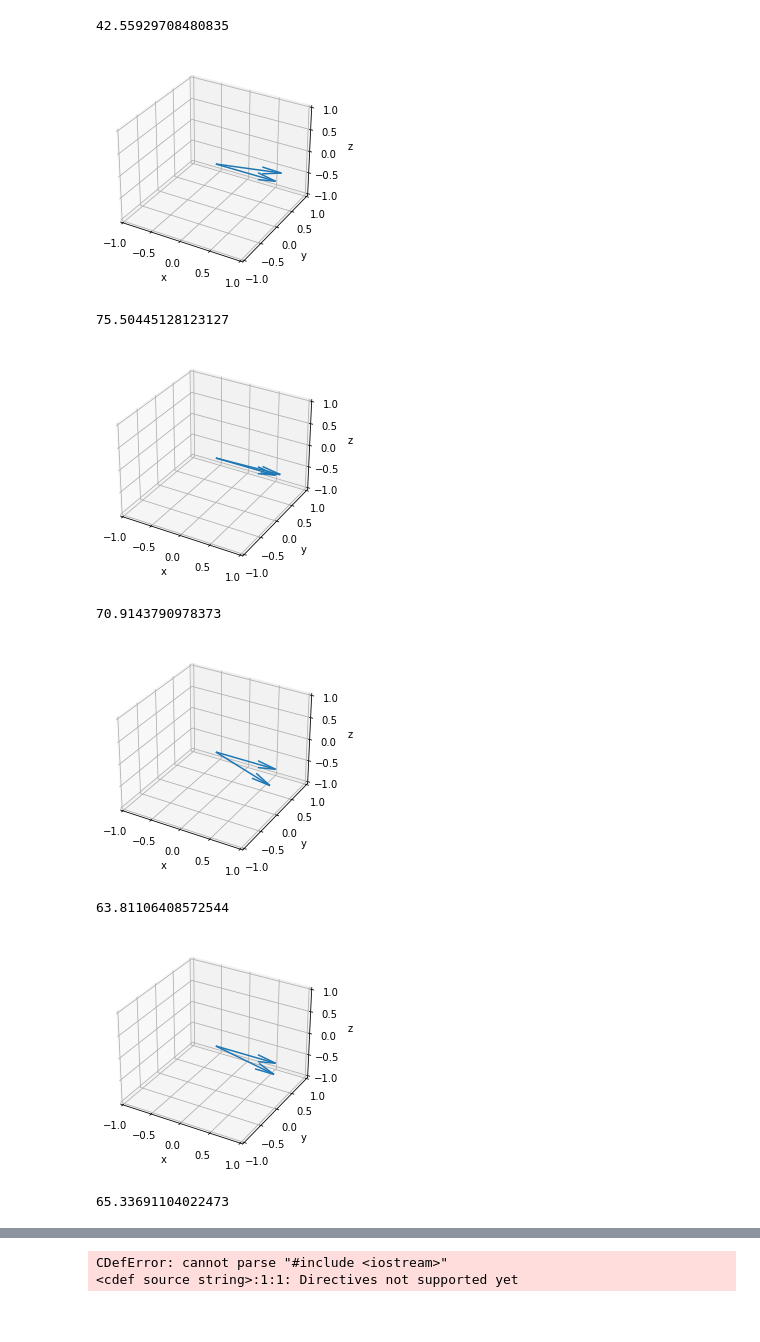
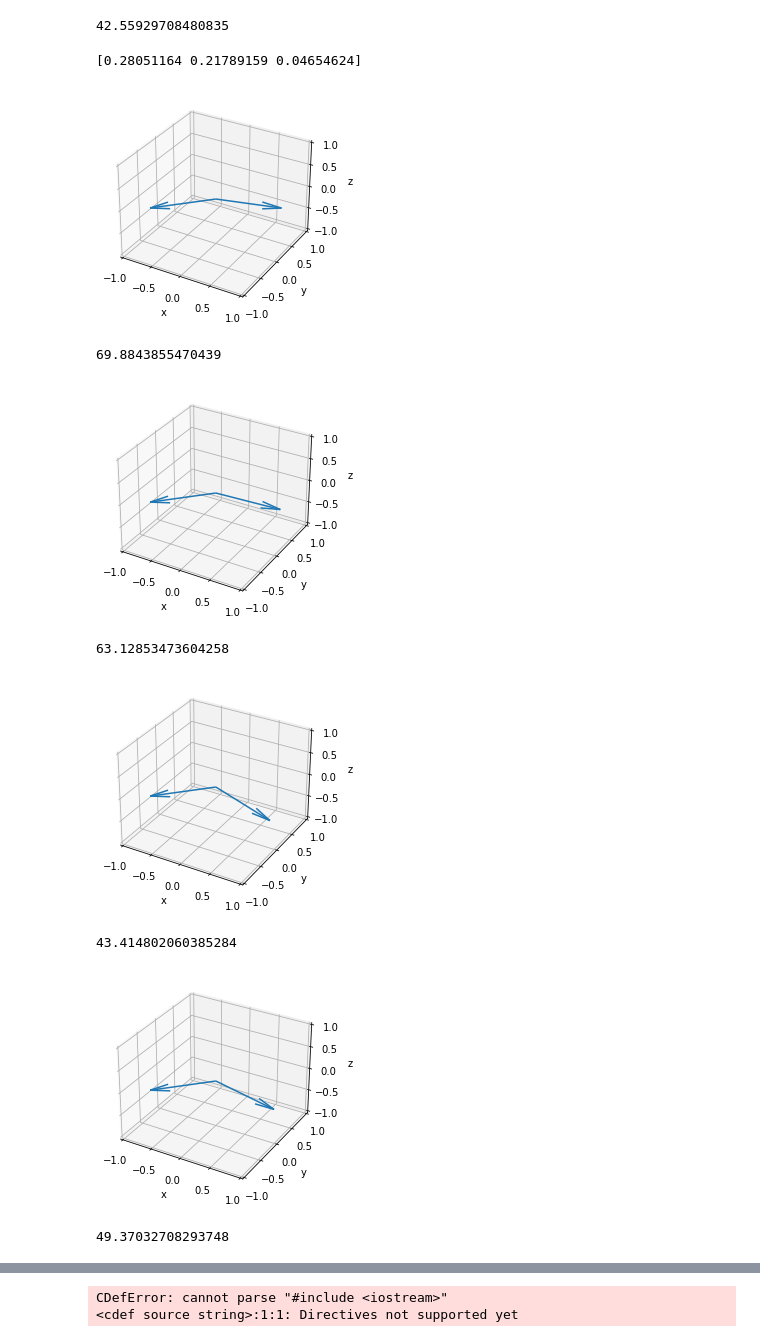
Before and after one commit to adnanmunawar/vr-skill-analysis, a Jupyter notebook: feature_engineering.ipynb, the cells around one changed output, grey strips where cells are left out. Cells and saved outputs as stored; diff of their text form; code cells hidden in the pictures.

Commit message:
troubleshooting with initial vectors

```diff
--- a/feature_engineering.ipynb
+++ b/feature_engineering.ipynb
@@ -13,8 +13,8 @@ from scipy.spatial.transform import Rotation as R
 # fname = '20220409_185037.hdf5' # varying drill angle
 
 # fname = 'Angles/45deg.hdf5' # 45 degree drill angle
-# fname = 'Angles/90deg.hdf5' # 90 degree drill angle
-fname = 'Angles/random.hdf5' # random drill angle
+fname = 'Angles/90deg.hdf5' # 90 degree drill angle
+# fname = 'Angles/random.hdf5' # random drill angle
 
 f = h5py.File(fname, 'r')
 print('File keys', f.keys())
@@ -207,6 +207,7 @@ def drill_orientation(stream: np.ndarray, timepts: np.ndarray,
     angles = []
     normals = []
     drill_vecs = []
+    rots = []
     for i,t in enumerate(timepts):
         ind = np.argmin(np.abs(force_times - t))
         if np.isclose(np.abs(force_times[ind] - t), 0) and np.linalg.norm(force_stream[ind]) != 0:
@@ -217,55 +218,78 @@ def drill_orientation(stream: np.ndarray, timepts: np.ndarray,
             #     return
 
 
+            r = R.from_rotvec([0, 0, 0.9])
+
             # normal = R.from_quat(stream[i, 3:]).apply(force_stream[ind])
             normal = force_stream[ind]
             normal = np.divide(normal, np.linalg.norm(normal))
             normals.append(normal)
 
-            v = R.from_quat(stream[i, 3:]).apply([np.cos(0.9), np.sin(0.9), 0])
+            # v = R.from_quat(stream[i, 3:]).apply([np.cos(0.9), np.sin(0.9), 0])
+            # mat = [[np.cos(.9), -np.sin(.9), 0],
+            #        [np.sin(.9), np.cos(.9), 0],
+            #        [0, 0, 1]]
+
+            # v = R.from_quat(stream[i, 3:]).apply(R.from_matrix(mat).apply([-13,0,0]))
+            v = R.from_quat(stream[i, 3:]).apply([-1,0,0])
             v = np.divide(v, np.linalg.norm(v))
             drill_vecs.append(v)
 
-    # print(normals)
-    # print(drill_vecs)
+            # normals.append(R.align_vectors(np.array([np.cos(0.9), np.sin(0.9), 0]).reshape((1,3)),
+            #                                np.array([0, 0, 0]).reshape((1,3)))[0].apply(normal))
+
+            # normals.append(r.apply(normal))
+            rots.append(R.align_vectors(np.array(v).reshape((1,3)),
+                    np.array(normal).reshape((1,3)))[0].as_rotvec())
+
+    r = np.mean(rots, axis=0)
+    print(r)
+    r = R.from_rotvec(r)
 
     for i, v in enumerate(drill_vecs):
+
+        n = normals[i]
+        # n = r.apply(n)
+        # print(rots[i])
+        n = np.divide(n, np.linalg.norm(n))
 
         fig = plt.figure()
         ax = fig.add_subplot(111, projection='3d')
 
-        soa = np.array([np.insert(normals[i], 0, (0, 0, 0)), np.insert([1,0,0], 0, (0, 0, 0))])
+        soa = np.array([np.insert(n, 0, (0, 0, 0)), np.insert(v, 0, (0, 0, 0))])
 
         X, Y, Z, U, V, W = zip(*soa)
         ax.quiver(X, Y, Z, U, V, W)
         ax.set_xlim([-1, 1])
         ax.set_ylim([-1, 1])
         ax.set_zlim([-1, 1])
         ax.set_xlabel('x')
         ax.set_ylabel('y')
         ax.set_zlabel('z')
+        # ax.view_init(30, 60)
 
         plt.show()
 
-        angle = (np.arccos(np.clip(np.dot(normals[i], [1, 0, 0]), -1.0, 1.0)) * (180/np.pi))
+        angle = (np.arccos(np.clip(np.dot(n, v), -1.0, 1.0)) * (180/np.pi))
         if angle > 90:
             angle = 180 - angle
 
         print(90 - angle)
         print()
         angles.append(90 - angle)
 
     print(np.mean(angles))
     return angles
 
 drill_orientation(data['pose_mastoidectomy_drill'][()], data['time'][()],
 force['wrench'][()], force['time_stamp'][()])
 # %% [output]
+[0.28051164 0.21789159 0.04654624]
-[figure, old version]
+[figure, new version]
-75.50445128123127
+69.8843855470439
-[figure, old version]
+[figure, new version]
-70.9143790978373
+63.12853473604258
-[figure, old version]
+[figure, new version]
-63.81106408572544
+43.414802060385284
-[figure, old version]
+[figure, new version]
-65.33691104022473
+49.37032708293748
```
Also changed, not shown: parts of 1 cell of this notebook.
